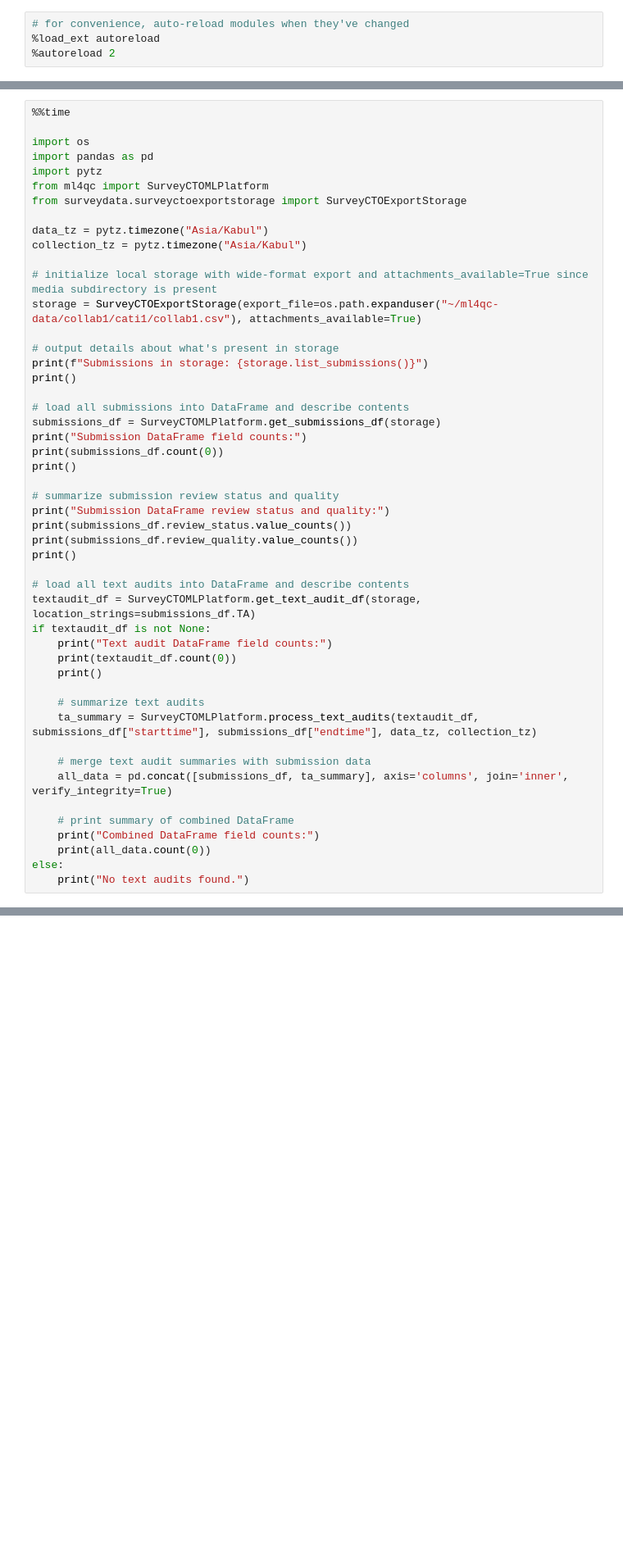
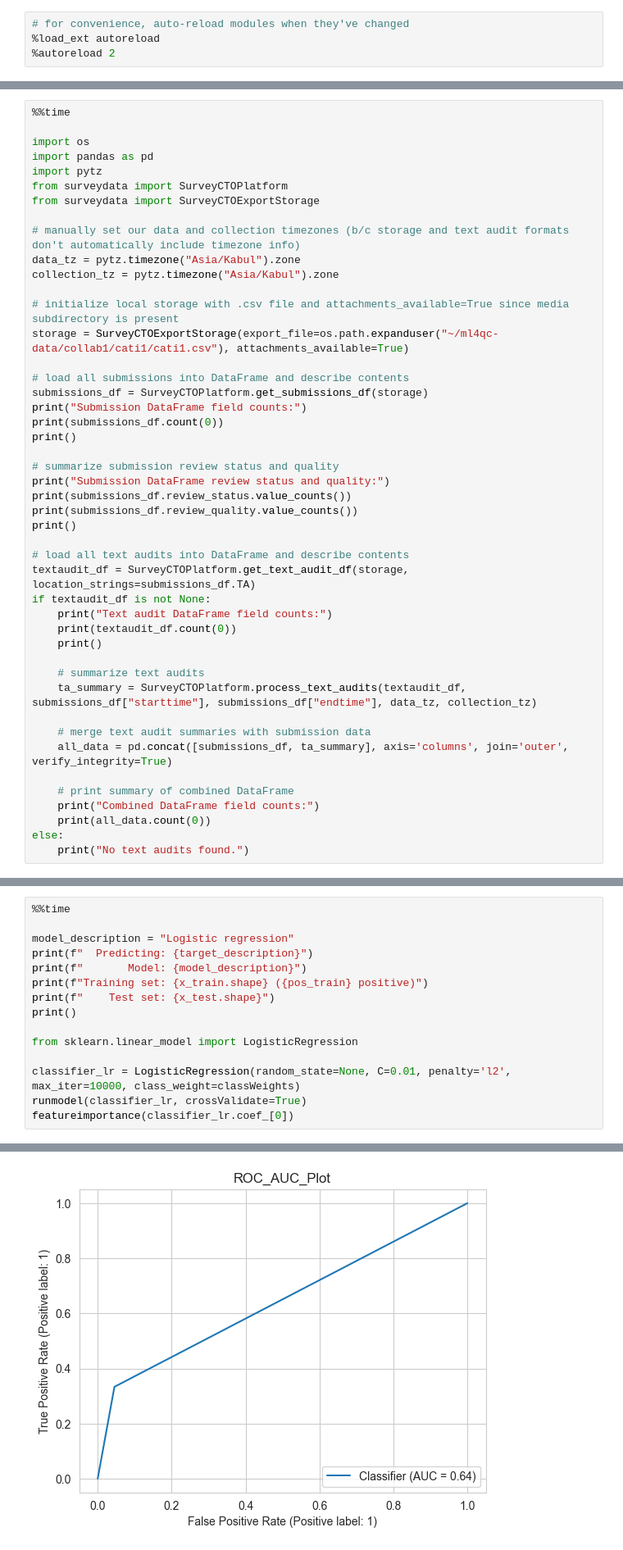
Before and after one commit to higherbar-ai/ml4qc, a Jupyter notebook: src/ml4qc-cati1-example.ipynb, the cells around one changed output, grey strips where cells are left out. Shown at 82% size. Drawn from its saved outputs; the diff is of its cells as text; blank space fills up the shorter version.

```diff
--- a/src/ml4qc-cati1-example.ipynb
+++ b/src/ml4qc-cati1-example.ipynb
@@ -16,21 +27,18 @@ Here, we'll load some example data for analysis.
 import os
 import pandas as pd
 import pytz
-from ml4qc import SurveyCTOMLPlatform
-from surveydata.surveyctoexportstorage import SurveyCTOExportStorage
+from surveydata import SurveyCTOPlatform
+from surveydata import SurveyCTOExportStorage
 
-data_tz = pytz.timezone("Asia/Kabul")
-collection_tz = pytz.timezone("Asia/Kabul")
+# manually set our data and collection timezones (b/c storage and text audit formats don't automatically include timezone info)
+data_tz = pytz.timezone("Asia/Kabul").zone
+collection_tz = pytz.timezone("Asia/Kabul").zone
 
-# initialize local storage with wide-format export and attachments_available=True since media subdirectory is present
-storage = SurveyCTOExportStorage(export_file=os.path.expanduser("~/ml4qc-data/collab1/cati1/collab1.csv"), attachments_available=True)
-
-# output details about what's present in storage
-print(f"Submissions in storage: {storage.list_submissions()}")
-print()
+# initialize local storage with .csv file and attachments_available=True since media subdirectory is present
+storage = SurveyCTOExportStorage(export_file=os.path.expanduser("~/ml4qc-data/collab1/cati1/cati1.csv"), attachments_available=True)
 
 # load all submissions into DataFrame and describe contents
-submissions_df = SurveyCTOMLPlatform.get_submissions_df(storage)
+submissions_df = SurveyCTOPlatform.get_submissions_df(storage)
 print("Submission DataFrame field counts:")
 print(submissions_df.count(0))
 print()
@@ -42,17 +50,17 @@ print(submissions_df.review_quality.value_counts())
 print()
 
 # load all text audits into DataFrame and describe contents
-textaudit_df = SurveyCTOMLPlatform.get_text_audit_df(storage, location_strings=submissions_df.TA)
+textaudit_df = SurveyCTOPlatform.get_text_audit_df(storage, location_strings=submissions_df.TA)
 if textaudit_df is not None:
     print("Text audit DataFrame field counts:")
     print(textaudit_df.count(0))
     print()
 
     # summarize text audits
-    ta_summary = SurveyCTOMLPlatform.process_text_audits(textaudit_df, submissions_df["starttime"], submissions_df["endtime"], data_tz, collection_tz)
+    ta_summary = SurveyCTOPlatform.process_text_audits(textaudit_df, submissions_df["starttime"], submissions_df["endtime"], data_tz, collection_tz)
 
     # merge text audit summaries with submission data
-    all_data = pd.concat([submissions_df, ta_summary], axis='columns', join='inner', verify_integrity=True)
+    all_data = pd.concat([submissions_df, ta_summary], axis='columns', join='outer', verify_integrity=True)
 
     # print summary of combined DataFrame
     print("Combined DataFrame field counts:")
@@ -84,0 +298,16 @@ cols_by_type = SurveyMLTools.columns_by_type(all_data)
+# %%
+%%time
+
+model_description = "Logistic regression"
+print(f"  Predicting: {target_description}")
+print(f"       Model: {model_description}")
+print(f"Training set: {x_train.shape} ({pos_train} positive)")
+print(f"    Test set: {x_test.shape}")
+print()
+
+from sklearn.linear_model import LogisticRegression
+
+classifier_lr = LogisticRegression(random_state=None, C=0.01, penalty='l2', max_iter=10000, class_weight=classWeights)
+runmodel(classifier_lr, crossValidate=True)
+featureimportance(classifier_lr.coef_[0])
+# %% [output]
@@ -84,0 +332 @@ cols_by_type = SurveyMLTools.columns_by_type(all_data)
+[figure, added]
```
Also changed, not shown: parts of 16 cells of this notebook, 25 other files.
